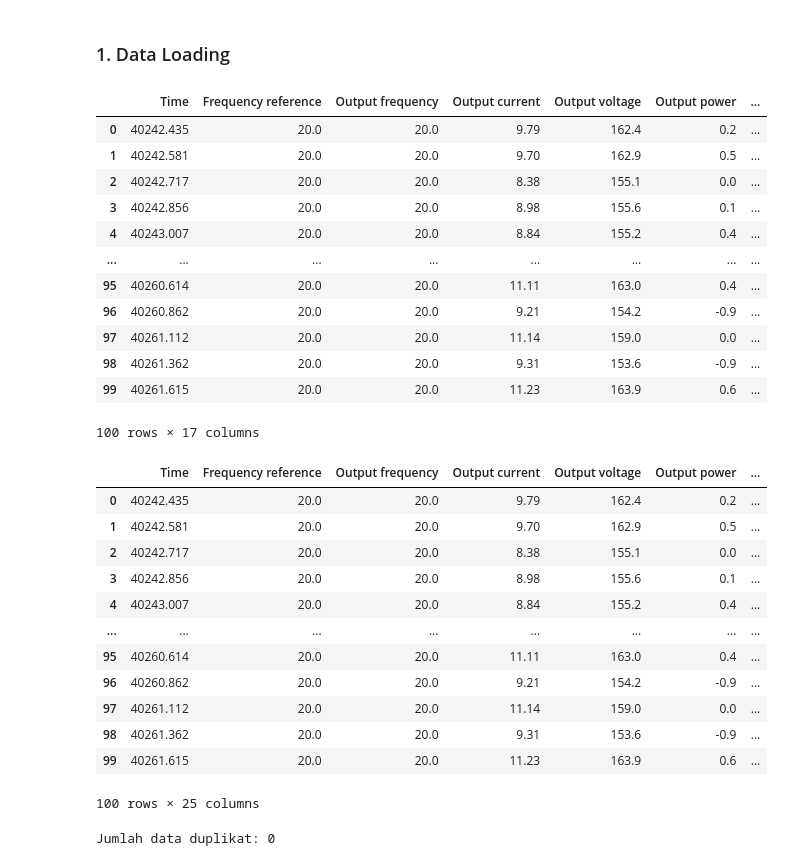
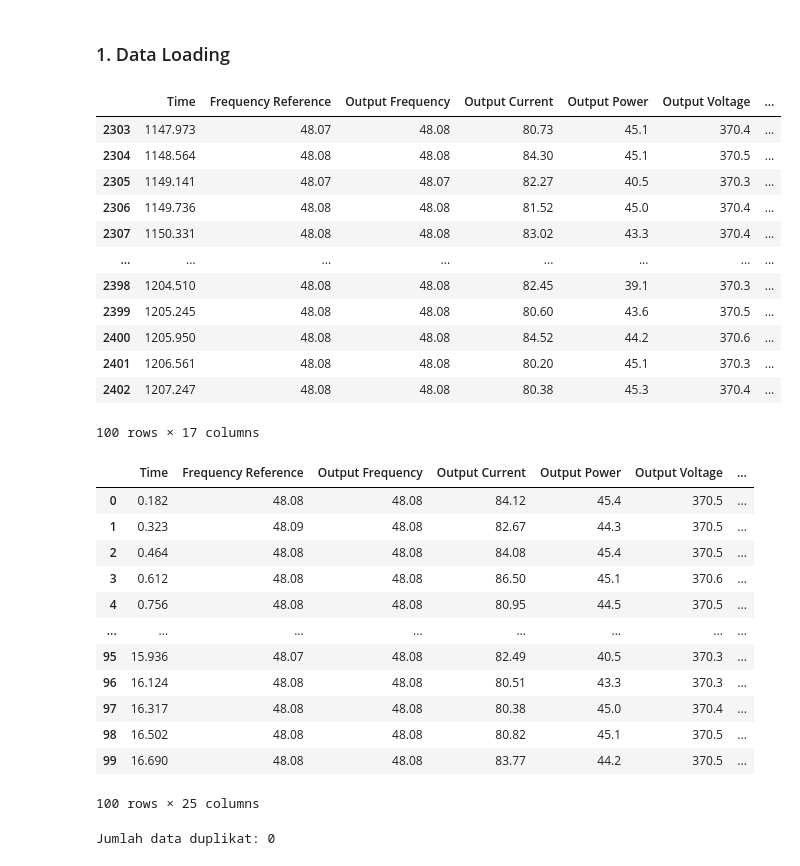
Before and after one commit to zen87-byte/3-phase-motor-analysis-using-artificial-intelligence, a Jupyter notebook: main.ipynb, the cells around one changed output. Saved outputs shown, nothing was run; the diff lists cells and outputs as text; code cells hidden in the pictures.

```diff
--- a/main.ipynb
+++ b/main.ipynb
@@ -25,52 +25,52 @@ from sklearn.cluster import DBSCAN
 from sklearn.preprocessing import StandardScaler
 # %%
 # Loading Data
-df = pd.read_csv("train_7kwh.csv")
+df = pd.read_csv("yaskawa_train.csv")
 
 # Konversi waktu ke dalam format waktu seconds
 df['Time'] = pd.to_timedelta(df['Time'])
 df['Time'] = df['Time'].dt.total_seconds()
 df.sort_index()
 
-df.head(100)
+df.tail(100)
 # %% [output]
-|  | Time | Frequency reference | Output frequency | Output current | Output voltage | Output power | ... |
-| 0 | 40242.435 | 20.0 | 20.0 | 9.79 | 162.4 | 0.2 | ... |
-| 1 | 40242.581 | 20.0 | 20.0 | 9.70 | 162.9 | 0.5 | ... |
-| 2 | 40242.717 | 20.0 | 20.0 | 8.38 | 155.1 | 0.0 | ... |
-| 3 | 40242.856 | 20.0 | 20.0 | 8.98 | 155.6 | 0.1 | ... |
-| 4 | 40243.007 | 20.0 | 20.0 | 8.84 | 155.2 | 0.4 | ... |
+|  | Time | Frequency Reference | Output Frequency | Output Current | Output Power | Output Voltage | ... |
+| 2303 | 1147.973 | 48.07 | 48.08 | 80.73 | 45.1 | 370.4 | ... |
+| 2304 | 1148.564 | 48.08 | 48.08 | 84.30 | 45.1 | 370.5 | ... |
+| 2305 | 1149.141 | 48.07 | 48.07 | 82.27 | 40.5 | 370.3 | ... |
+| 2306 | 1149.736 | 48.08 | 48.08 | 81.52 | 45.0 | 370.4 | ... |
+| 2307 | 1150.331 | 48.08 | 48.08 | 83.02 | 43.3 | 370.4 | ... |
 | ... | ... | ... | ... | ... | ... | ... | ... |
-| 95 | 40260.614 | 20.0 | 20.0 | 11.11 | 163.0 | 0.4 | ... |
-| 96 | 40260.862 | 20.0 | 20.0 | 9.21 | 154.2 | -0.9 | ... |
-| 97 | 40261.112 | 20.0 | 20.0 | 11.14 | 159.0 | 0.0 | ... |
-| 98 | 40261.362 | 20.0 | 20.0 | 9.31 | 153.6 | -0.9 | ... |
-| 99 | 40261.615 | 20.0 | 20.0 | 11.23 | 163.9 | 0.6 | ... |
+| 2398 | 1204.510 | 48.08 | 48.08 | 82.45 | 39.1 | 370.3 | ... |
+| 2399 | 1205.245 | 48.08 | 48.08 | 80.60 | 43.6 | 370.5 | ... |
+| 2400 | 1205.950 | 48.08 | 48.08 | 84.52 | 44.2 | 370.6 | ... |
+| 2401 | 1206.561 | 48.08 | 48.08 | 80.20 | 45.1 | 370.3 | ... |
+| 2402 | 1207.247 | 48.08 | 48.08 | 80.38 | 45.3 | 370.4 | ... |
 100 rows × 17 columns
 # %%
 # Kolom baru
-df['RPM ref'] = df['Frequency reference'] * 120 / 2
-df['RPM out'] = df['Output frequency'] * 120 / 2
-df['Power Factor'] = (df['Output power'] * 1000) / (np.sqrt(3) * df['Output voltage'] * df['Output current'])
-df['Slip (%)'] = (abs(df['RPM out'] - df['RPM ref']) / df['RPM out']) * 100
-df['Daya Semu (kVA)'] = (np.sqrt(3) * df['Output voltage'] * df['Output current']) / 1000
+df['RPM Ref'] = df['Frequency Reference'] * 120 / 2
+df['RPM Out'] = df['Output Frequency'] * 120 / 2
+df['Power Factor'] = (df['Output Power'] * 1000) / (np.sqrt(3) * df['Output Voltage'] * df['Output Current'])
+df['Slip (%)'] = (abs(df['RPM Out'] - df['RPM Ref']) / df['RPM Out']) * 100
+df['Daya Semu (kVA)'] = (np.sqrt(3) * df['Output Voltage'] * df['Output Current']) / 1000
 df['Efficiency (%)'] = 93.5
-df['Daya Output Motor (kW)'] = (np.sqrt(3) * df['Output voltage'] * df['Output current'] * df['Efficiency (%)'] / 100 * df['Power Factor']) / 1000
-df['Torque (Nm)'] = 5250*746*1.356/df['RPM out']
+df['Daya Output Motor (kW)'] = (np.sqrt(3) * df['Output Voltage'] * df['Output Current'] * df['Efficiency (%)'] / 100 * df['Power Factor']) / 1000
+df['Torque (Nm)'] = 5250*746*1.356/df['RPM Out']
 df.head(100)
 # %% [output]
-|  | Time | Frequency reference | Output frequency | Output current | Output voltage | Output power | ... |
-| 0 | 40242.435 | 20.0 | 20.0 | 9.79 | 162.4 | 0.2 | ... |
-| 1 | 40242.581 | 20.0 | 20.0 | 9.70 | 162.9 | 0.5 | ... |
-| 2 | 40242.717 | 20.0 | 20.0 | 8.38 | 155.1 | 0.0 | ... |
-| 3 | 40242.856 | 20.0 | 20.0 | 8.98 | 155.6 | 0.1 | ... |
-| 4 | 40243.007 | 20.0 | 20.0 | 8.84 | 155.2 | 0.4 | ... |
+|  | Time | Frequency Reference | Output Frequency | Output Current | Output Power | Output Voltage | ... |
+| 0 | 0.182 | 48.08 | 48.08 | 84.12 | 45.4 | 370.5 | ... |
+| 1 | 0.323 | 48.09 | 48.08 | 82.67 | 44.3 | 370.5 | ... |
+| 2 | 0.464 | 48.08 | 48.08 | 84.08 | 45.4 | 370.5 | ... |
+| 3 | 0.612 | 48.08 | 48.08 | 86.50 | 45.1 | 370.6 | ... |
+| 4 | 0.756 | 48.08 | 48.08 | 80.95 | 44.5 | 370.5 | ... |
 | ... | ... | ... | ... | ... | ... | ... | ... |
-| 95 | 40260.614 | 20.0 | 20.0 | 11.11 | 163.0 | 0.4 | ... |
-| 96 | 40260.862 | 20.0 | 20.0 | 9.21 | 154.2 | -0.9 | ... |
-| 97 | 40261.112 | 20.0 | 20.0 | 11.14 | 159.0 | 0.0 | ... |
-| 98 | 40261.362 | 20.0 | 20.0 | 9.31 | 153.6 | -0.9 | ... |
-| 99 | 40261.615 | 20.0 | 20.0 | 11.23 | 163.9 | 0.6 | ... |
+| 95 | 15.936 | 48.07 | 48.08 | 82.49 | 40.5 | 370.3 | ... |
+| 96 | 16.124 | 48.08 | 48.08 | 80.51 | 43.3 | 370.3 | ... |
+| 97 | 16.317 | 48.08 | 48.08 | 80.38 | 45.0 | 370.4 | ... |
+| 98 | 16.502 | 48.08 | 48.08 | 80.82 | 45.1 | 370.5 | ... |
+| 99 | 16.690 | 48.08 | 48.08 | 83.77 | 44.2 | 370.5 | ... |
 100 rows × 25 columns
 # %%
 # Cek apakah ada duplikasi
```
Also changed, not shown: parts of 17 cells of this notebook, 2 other files.
